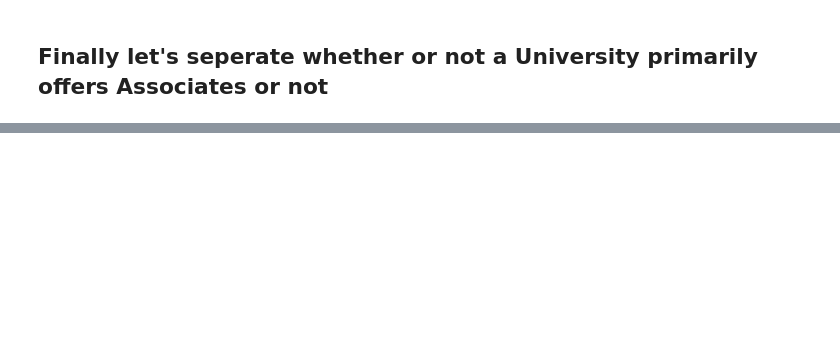
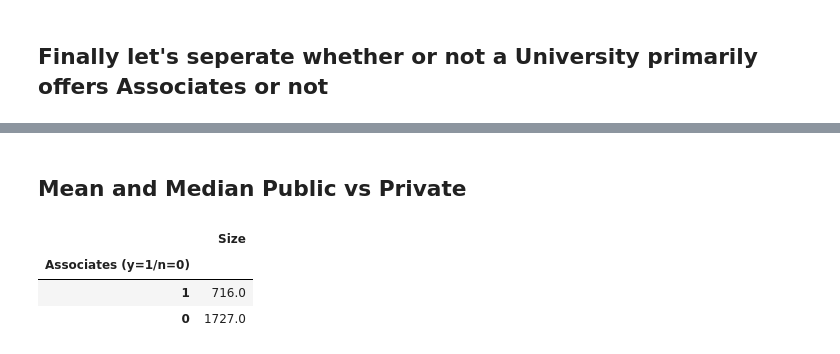
Before and after one commit to Kisazadev/University, a Jupyter notebook: Kevin's Universities.ipynb, the cells around one changed output, grey strips where cells are left out. Cells and saved outputs as stored; diff of their text form; code cells hidden in the pictures; blank space fills up the shorter version.

```diff
--- a/Kevin's Universities.ipynb
+++ b/Kevin's Universities.ipynb
@@ -189,0 +242,9 @@ uni.head(10)
+# %% [markdown]
+## Mean and Median Public vs Private
+# %%
+uni.groupby("Associates (y=1/n=0)").median().round(2).sort_values(by =['Size'], ascending = True)
+# %% [output]
+|  | Size |
+| Associates (y=1/n=0) |  |
+| 1 | 716.0 |
+| 0 | 1727.0 |
```
Also changed, not shown: parts of 9 cells of this notebook, 1 other file.
